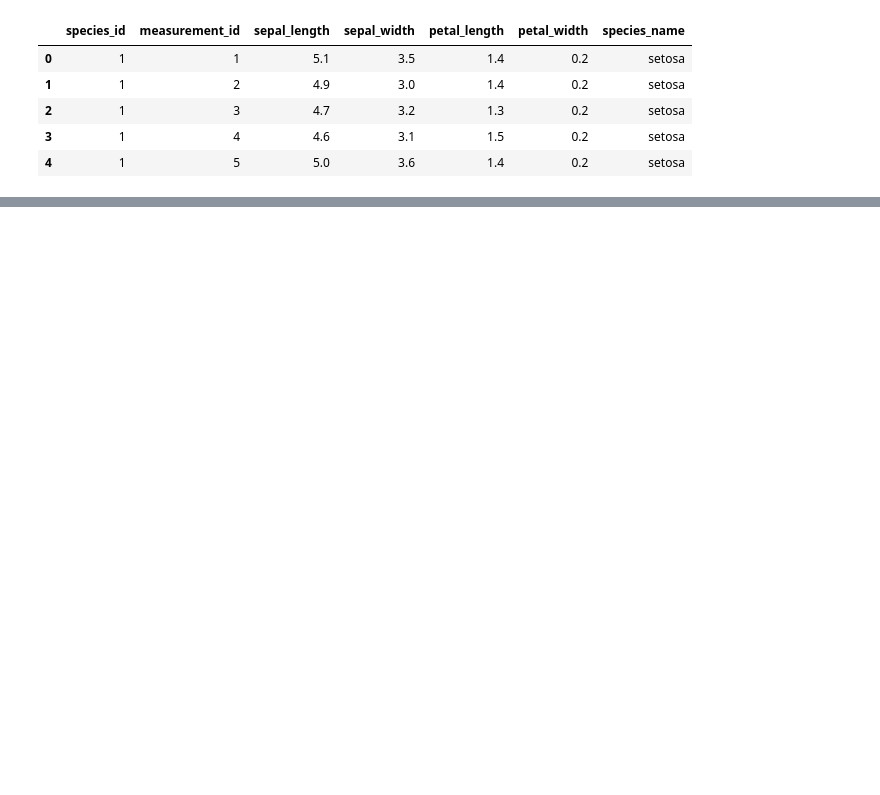
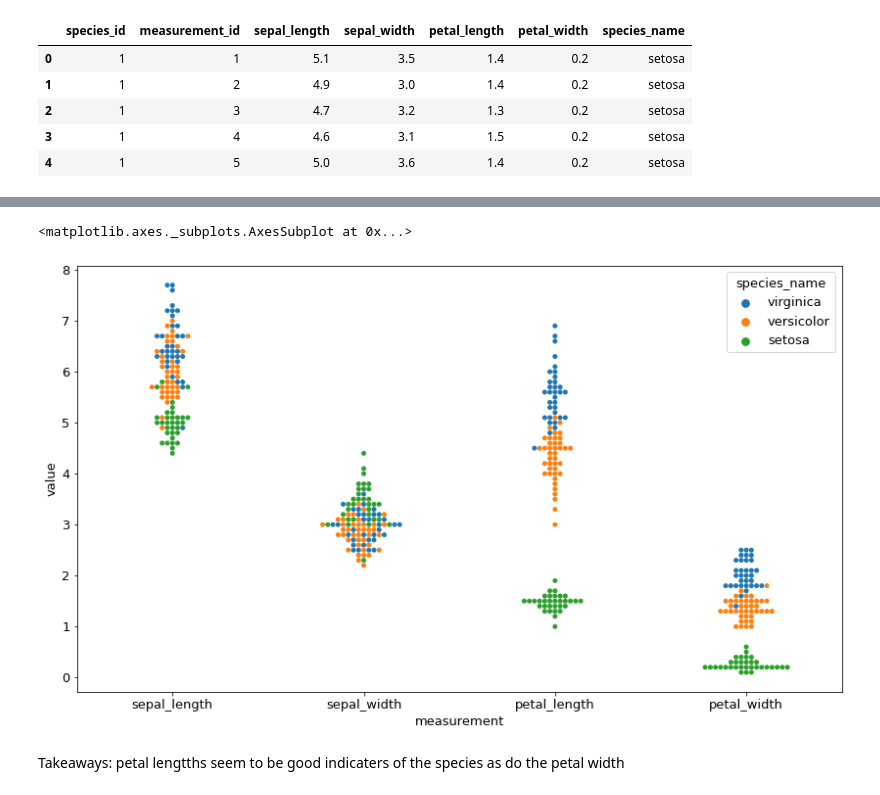
Before and after one commit to yvonneking1/ds-methodologies-exercises, a Jupyter notebook: classification/classification_exercises.ipynb, the cells around one changed output, grey strips where cells are left out. Cells and saved outputs as stored; diff of their text form; code cells hidden in the pictures; blank space fills up the shorter version.

```diff
--- a/classification/classification_exercises.ipynb
+++ b/classification/classification_exercises.ipynb
@@ -240,0 +251,4 @@ df.head()
+# %%
+iris = acquire.get_iris_data()
+# %%
+train, test = sklearn.model_selection.train_test_split(iris, train_size=.7, random_state=123)
@@ -240,0 +284,3 @@ df.head()
+# %%
+# "Melt" the dataset to "long-form" representation
+subset = train[["sepal_length", "sepal_width", "petal_length", "petal_width", "species_name"]]
@@ -240,0 +296,2 @@ df.head()
+# %%
+melt = pd.melt(subset, "species_name", var_name="measurement")
@@ -240,0 +314,10 @@ df.head()
+# %%
+
+plt.rc('figure', figsize=(14, 8))
+plt.rc('font', size=13)
+sns.swarmplot(x="measurement", y="value", hue="species_name", data=melt)
+# %% [output]
+<matplotlib.axes._subplots.AxesSubplot at 0x...>
+[figure, added]
+# %% [markdown]
+Takeaways: petal lengtths seem to be good indicaters of the species as do the petal width
```
Also changed, not shown: parts of 34 cells of this notebook.
